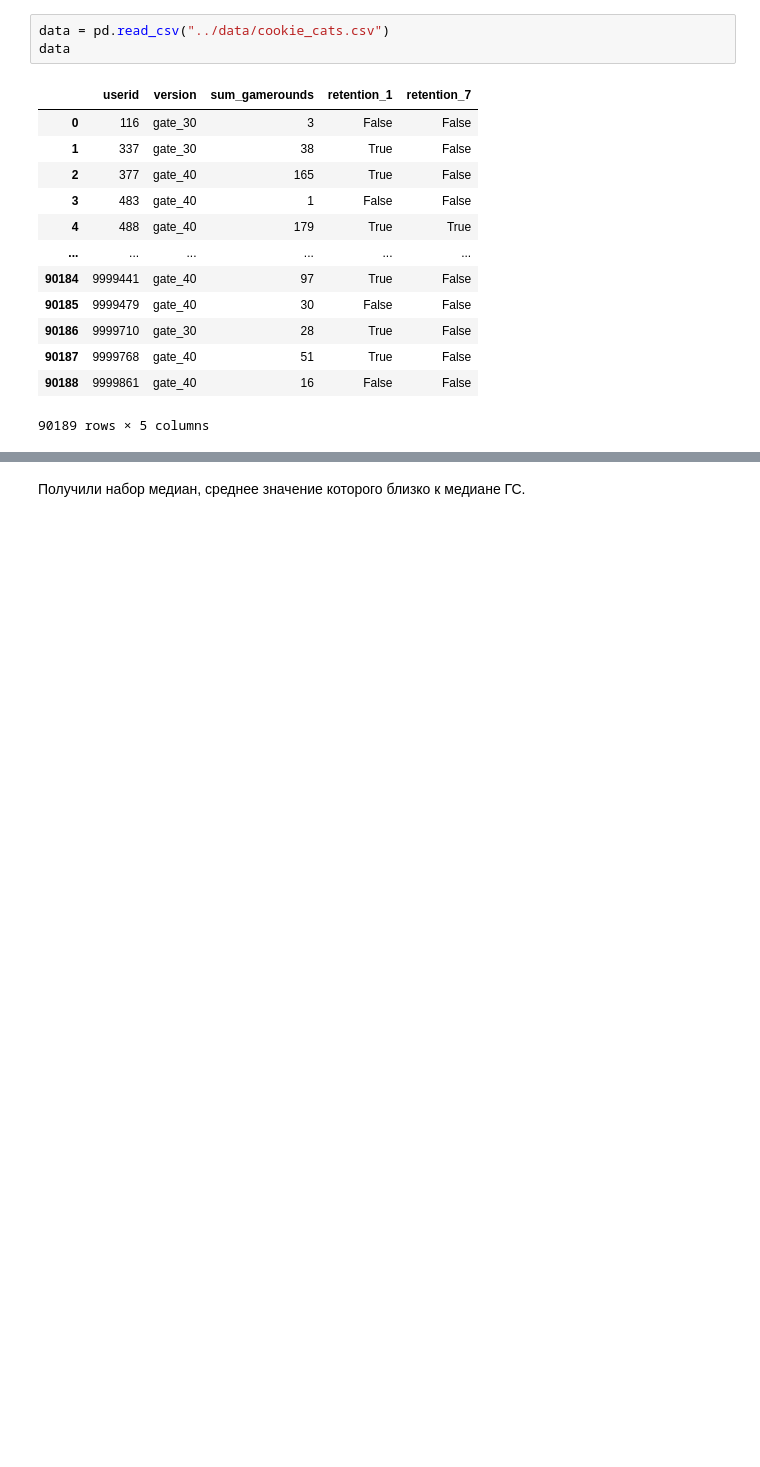
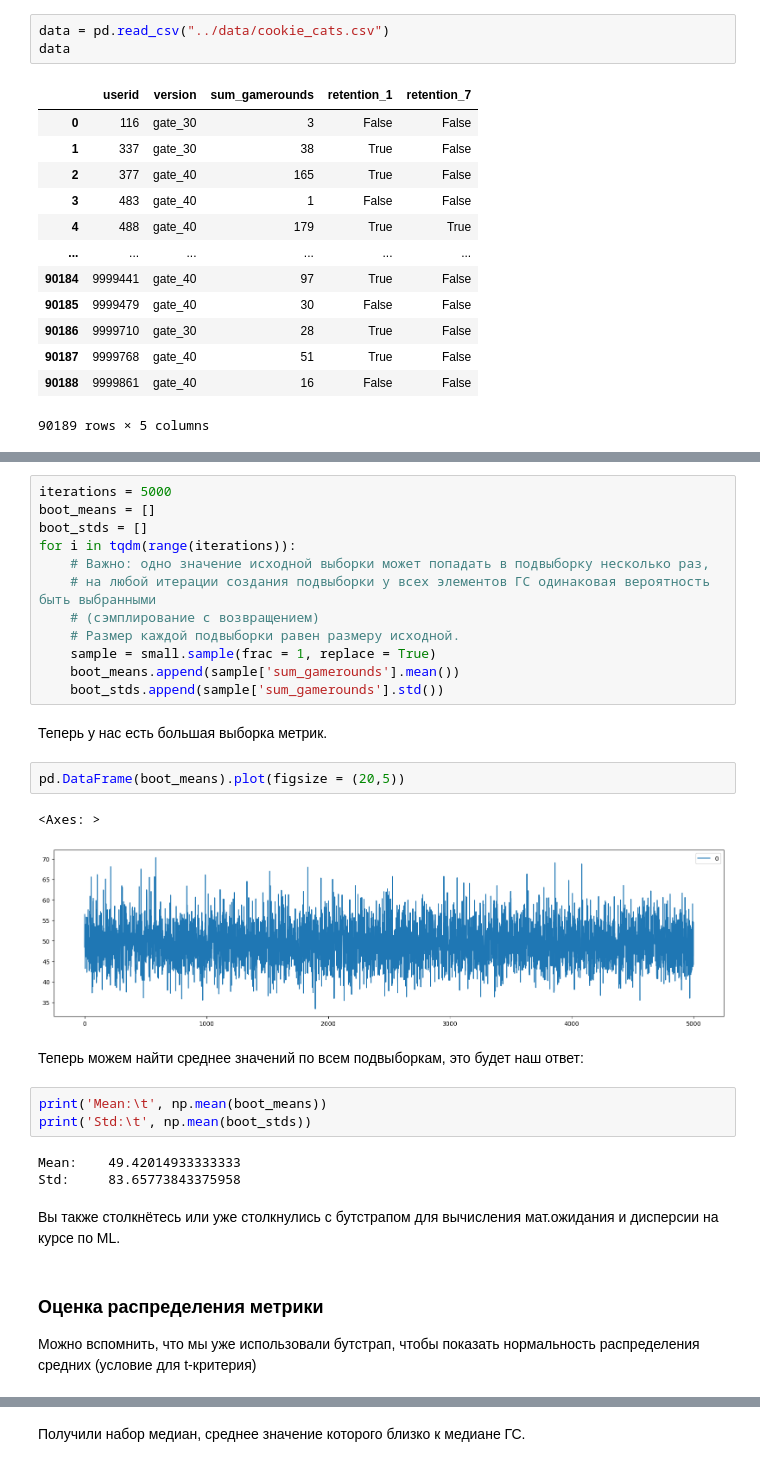
Before and after one commit to AlexJackalope/A-B-testing, a Jupyter notebook: 3-Bootstrapping-Ratio-Delta/classwork.ipynb, the cells around one changed output, grey strips where cells are left out. Saved outputs shown, nothing was run; the diff lists cells and outputs as text; blank space fills up the shorter version.

```diff
--- a/3-Bootstrapping-Ratio-Delta/classwork.ipynb
+++ b/3-Bootstrapping-Ratio-Delta/classwork.ipynb
@@ -33,0 +54,32 @@ gate_40 = data[data.version == 'gate_40']
+# %%
+iterations = 5000
+boot_means = []
+boot_stds = []
+for i in tqdm(range(iterations)):
+    # Важно: одно значение исходной выборки может попадать в подвыборку несколько раз,
+    # на любой итерации создания подвыборки у всех элементов ГС одинаковая вероятность быть выбранными
+    # (сэмплирование с возвращением)
+    # Размер каждой подвыборки равен размеру исходной.
+    sample = small.sample(frac = 1, replace = True)
+    boot_means.append(sample['sum_gamerounds'].mean())
+    boot_stds.append(sample['sum_gamerounds'].std())
+# %% [markdown]
+Теперь у нас есть большая выборка метрик.
+# %%
+pd.DataFrame(boot_means).plot(figsize = (20,5))
+# %% [output]
+<Axes: >
+[figure, added]
+# %% [markdown]
+Теперь можем найти среднее значений по всем подвыборкам, это будет наш ответ:
+# %%
+print('Mean:\t', np.mean(boot_means))
+print('Std:\t', np.mean(boot_stds))
+# %% [output]
+Mean:    49.42014933333333
+Std:     83.65773843375958
+# %% [markdown]
+Вы также столкнётесь или уже столкнулись с бутстрапом для вычисления мат.ожидания и дисперсии на курсе по ML.
+# %% [markdown]
+### Оценка распределения метрики
+Можно вспомнить, что мы уже использовали бутстрап, чтобы показать нормальность распределения средних (условие для t-критерия)
```
Also changed, not shown: parts of 41 cells of this notebook, 2 other files.
